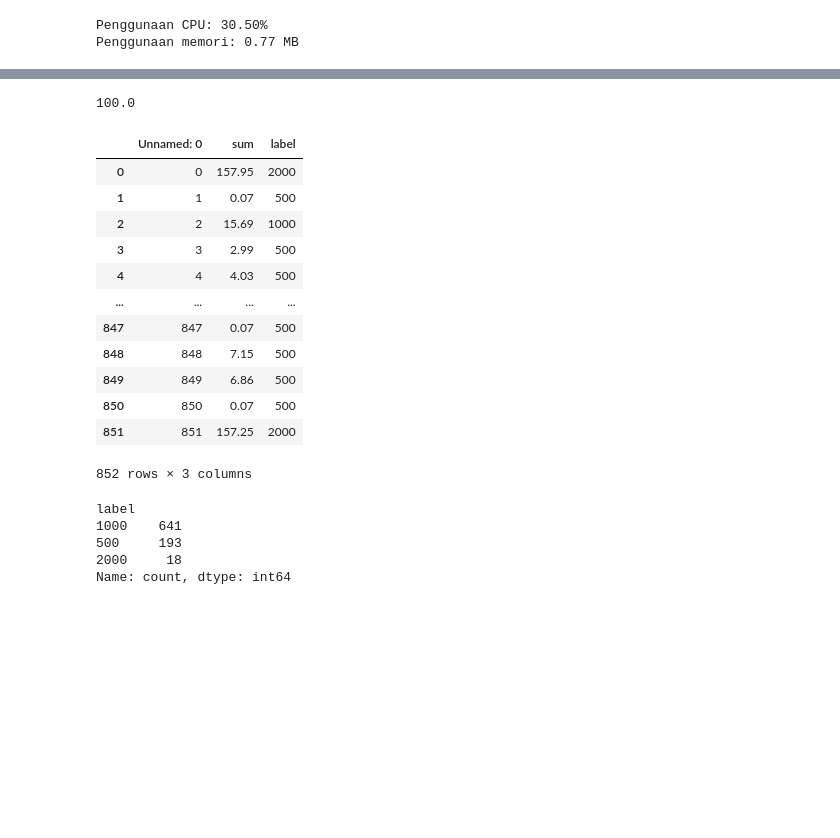
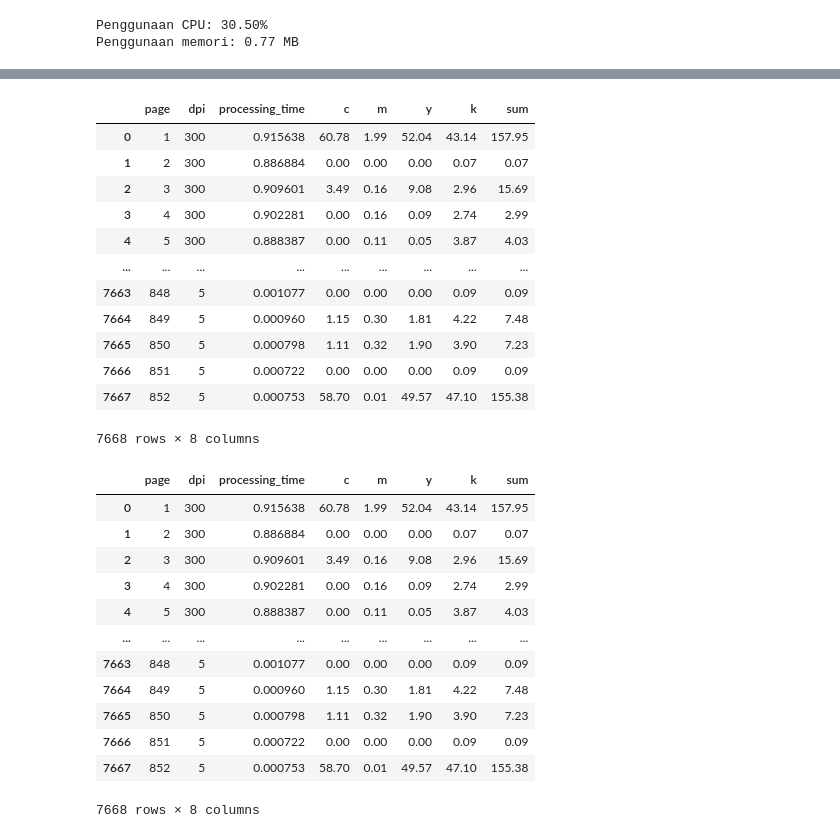
Before and after one commit to rasyidev/print-cost, a Jupyter notebook: notebook/Untitled.ipynb, the cells around one changed output, grey strips where cells are left out. Drawn from its saved outputs; the diff is of its cells as text; code cells hidden in the pictures; blank space fills up the shorter version.

```diff
--- a/notebook/Untitled.ipynb
+++ b/notebook/Untitled.ipynb
@@ -286,25 +28,0 @@ output
-# %%
-true_count = 0
-for pred, test in zip(output['label'], df_test['label']):
-    true_count += 1
-
-print(true_count/len(df_test) * 100)
-# %% [output]
-100.0
-# %%
-df_test['label'] = df_test['label'].map({0:1000, 4:1000, 1:2000, 3:2000, 5:2000, 2:500})
-df_test
-# %% [output]
-|  | Unnamed: 0 | sum | label |
-| 0 | 0 | 157.95 | 2000 |
-| 1 | 1 | 0.07 | 500 |
-| 2 | 2 | 15.69 | 1000 |
-| 3 | 3 | 2.99 | 500 |
-| 4 | 4 | 4.03 | 500 |
-| ... | ... | ... | ... |
-| 847 | 847 | 0.07 | 500 |
-| 848 | 848 | 7.15 | 500 |
-| 849 | 849 | 6.86 | 500 |
-| 850 | 850 | 0.07 | 500 |
-| 851 | 851 | 157.25 | 2000 |
-852 rows × 3 columns
@@ -313,14 +29,36 @@ a = df_test['label'].value_counts()
-# %%
-a
-# %% [output]
-label
-1000    641
-500     193
-2000     18
-Name: count, dtype: int64
 # %%
 import pandas as pd
+# %%
+df = pd.read_csv("../datasets/cmyk-by-dpi.csv")
+df
+# %% [output]
+|  | page | dpi | processing_time | c | m | y | k | sum |
+| 0 | 1 | 300 | 0.915638 | 60.78 | 1.99 | 52.04 | 43.14 | 157.95 |
+| 1 | 2 | 300 | 0.886884 | 0.00 | 0.00 | 0.00 | 0.07 | 0.07 |
+| 2 | 3 | 300 | 0.909601 | 3.49 | 0.16 | 9.08 | 2.96 | 15.69 |
+| 3 | 4 | 300 | 0.902281 | 0.00 | 0.16 | 0.09 | 2.74 | 2.99 |
+| 4 | 5 | 300 | 0.888387 | 0.00 | 0.11 | 0.05 | 3.87 | 4.03 |
+| ... | ... | ... | ... | ... | ... | ... | ... | ... |
+| 7663 | 848 | 5 | 0.001077 | 0.00 | 0.00 | 0.00 | 0.09 | 0.09 |
+| 7664 | 849 | 5 | 0.000960 | 1.15 | 0.30 | 1.81 | 4.22 | 7.48 |
+| 7665 | 850 | 5 | 0.000798 | 1.11 | 0.32 | 1.90 | 3.90 | 7.23 |
+| 7666 | 851 | 5 | 0.000722 | 0.00 | 0.00 | 0.00 | 0.09 | 0.09 |
+| 7667 | 852 | 5 | 0.000753 | 58.70 | 0.01 | 49.57 | 47.10 | 155.38 |
+7668 rows × 8 columns
 # %%
-df = pd.read_csv("../datasets/cmyk-by-dpi.csv")
-df = df[df['dpi'] == 5]
 df['sum'] = df['c'] + df['m'] + df['y'] + df['k']
+df
+# %% [output]
+|  | page | dpi | processing_time | c | m | y | k | sum |
+| 0 | 1 | 300 | 0.915638 | 60.78 | 1.99 | 52.04 | 43.14 | 157.95 |
+| 1 | 2 | 300 | 0.886884 | 0.00 | 0.00 | 0.00 | 0.07 | 0.07 |
+| 2 | 3 | 300 | 0.909601 | 3.49 | 0.16 | 9.08 | 2.96 | 15.69 |
+| 3 | 4 | 300 | 0.902281 | 0.00 | 0.16 | 0.09 | 2.74 | 2.99 |
+| 4 | 5 | 300 | 0.888387 | 0.00 | 0.11 | 0.05 | 3.87 | 4.03 |
+| ... | ... | ... | ... | ... | ... | ... | ... | ... |
+| 7663 | 848 | 5 | 0.001077 | 0.00 | 0.00 | 0.00 | 0.09 | 0.09 |
+| 7664 | 849 | 5 | 0.000960 | 1.15 | 0.30 | 1.81 | 4.22 | 7.48 |
+| 7665 | 850 | 5 | 0.000798 | 1.11 | 0.32 | 1.90 | 3.90 | 7.23 |
+| 7666 | 851 | 5 | 0.000722 | 0.00 | 0.00 | 0.00 | 0.09 | 0.09 |
+| 7667 | 852 | 5 | 0.000753 | 58.70 | 0.01 | 49.57 | 47.10 | 155.38 |
+7668 rows × 8 columns
```
Also changed, not shown: parts of 13 cells of this notebook, 13 other files.
